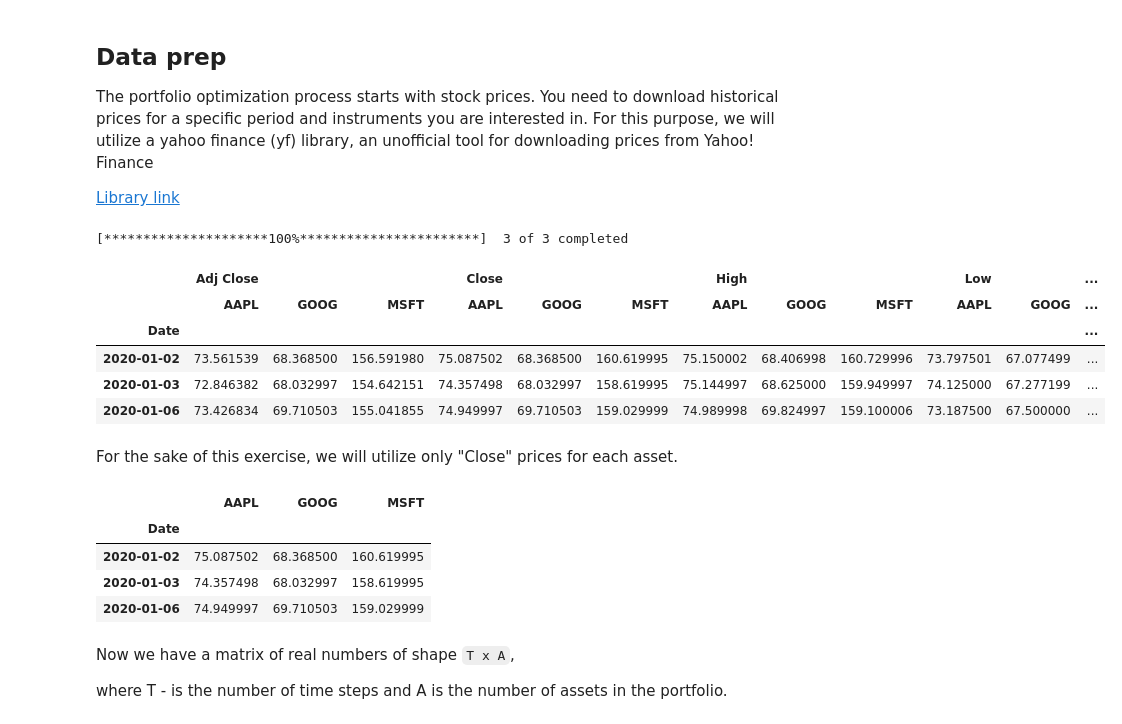
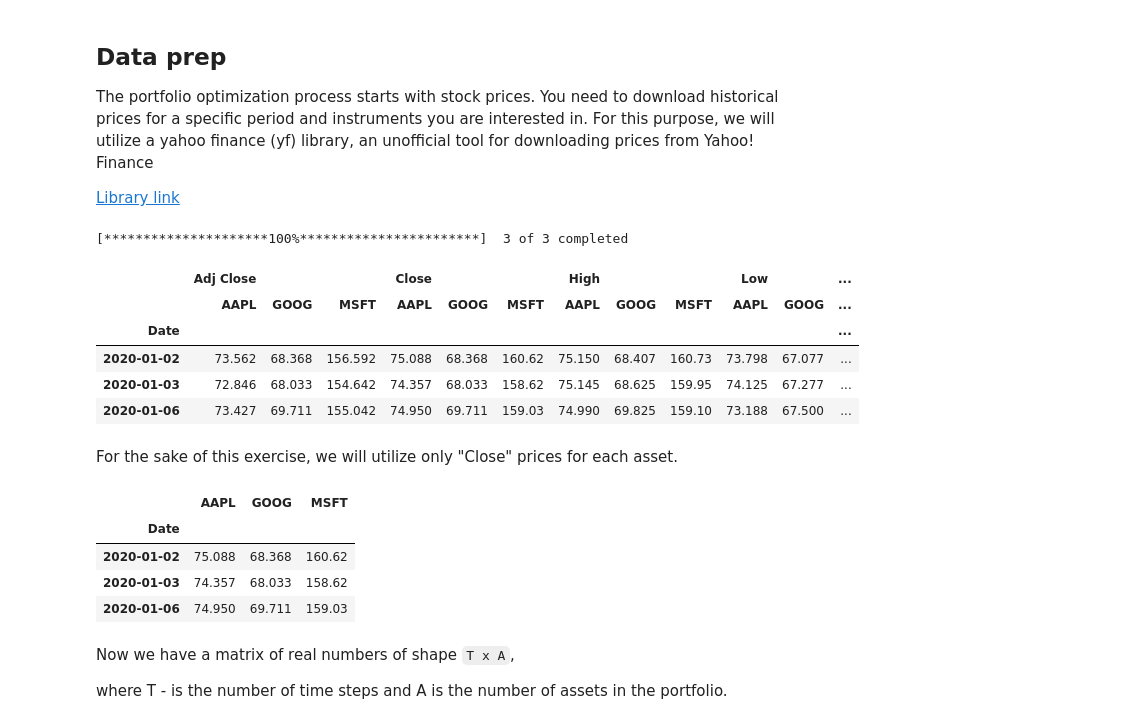
Before and after one commit to maddataanalyst/blogposts_code, a Jupyter notebook: portfolio_optimization/basic_portfolio_optimization.ipynb, the cells around one changed output. Cells and saved outputs as stored; diff of their text form; code cells hidden in the pictures.

Commit message:
Rounded prices to 3rd decimal place

```diff
--- a/portfolio_optimization/basic_portfolio_optimization.ipynb
+++ b/portfolio_optimization/basic_portfolio_optimization.ipynb
@@ -37,31 +37,31 @@ For this purpose, we will utilize a yahoo finance (yf) library, an unofficial to
 # %%
 # Step 1: let's pick some well-known stocks
 stocks = ['AAPL', 'GOOG', 'MSFT']
 start_date = '2020-01-01'
 
 # Step 2: download prices from Yahoo!
 all_prices = yf.download(stocks, start=start_date)
 
-all_prices.head(3)
+all_prices.round(3).head(3)
 # %% [output]
 [*********************100%***********************]  3 of 3 completed
 |  | Adj Close |  |  | Close |  |  | High |  |  | Low |  | ... |
 |  | AAPL | GOOG | MSFT | AAPL | GOOG | MSFT | AAPL | GOOG | MSFT | AAPL | GOOG | ... |
 | Date |  |  |  |  |  |  |  |  |  |  |  | ... |
-| 2020-01-02 | 73.561539 | 68.368500 | 156.591980 | 75.087502 | 68.368500 | 160.619995 | 75.150002 | 68.406998 | 160.729996 | 73.797501 | 67.077499 | ... |
-| 2020-01-03 | 72.846382 | 68.032997 | 154.642151 | 74.357498 | 68.032997 | 158.619995 | 75.144997 | 68.625000 | 159.949997 | 74.125000 | 67.277199 | ... |
-| 2020-01-06 | 73.426834 | 69.710503 | 155.041855 | 74.949997 | 69.710503 | 159.029999 | 74.989998 | 69.824997 | 159.100006 | 73.187500 | 67.500000 | ... |
+| 2020-01-02 | 73.562 | 68.368 | 156.592 | 75.088 | 68.368 | 160.62 | 75.150 | 68.407 | 160.73 | 73.798 | 67.077 | ... |
+| 2020-01-03 | 72.846 | 68.033 | 154.642 | 74.357 | 68.033 | 158.62 | 75.145 | 68.625 | 159.95 | 74.125 | 67.277 | ... |
+| 2020-01-06 | 73.427 | 69.711 | 155.042 | 74.950 | 69.711 | 159.03 | 74.990 | 69.825 | 159.10 | 73.188 | 67.500 | ... |
 # %% [markdown]
 For the sake of this exercise, we will utilize only "Close" prices for each asset.
 # %%
 close_prices = all_prices['Close']
-close_prices.head(3)
+close_prices.round(3).head(3)
 # %% [output]
 |  | AAPL | GOOG | MSFT |
 | Date |  |  |  |
-| 2020-01-02 | 75.087502 | 68.368500 | 160.619995 |
-| 2020-01-03 | 74.357498 | 68.032997 | 158.619995 |
-| 2020-01-06 | 74.949997 | 69.710503 | 159.029999 |
+| 2020-01-02 | 75.088 | 68.368 | 160.62 |
+| 2020-01-03 | 74.357 | 68.033 | 158.62 |
+| 2020-01-06 | 74.950 | 69.711 | 159.03 |
 # %% [markdown]
 Now we have a matrix of real numbers of shape ``T x A``,
 
```
Also changed, not shown: parts of 1 cell of this notebook.
